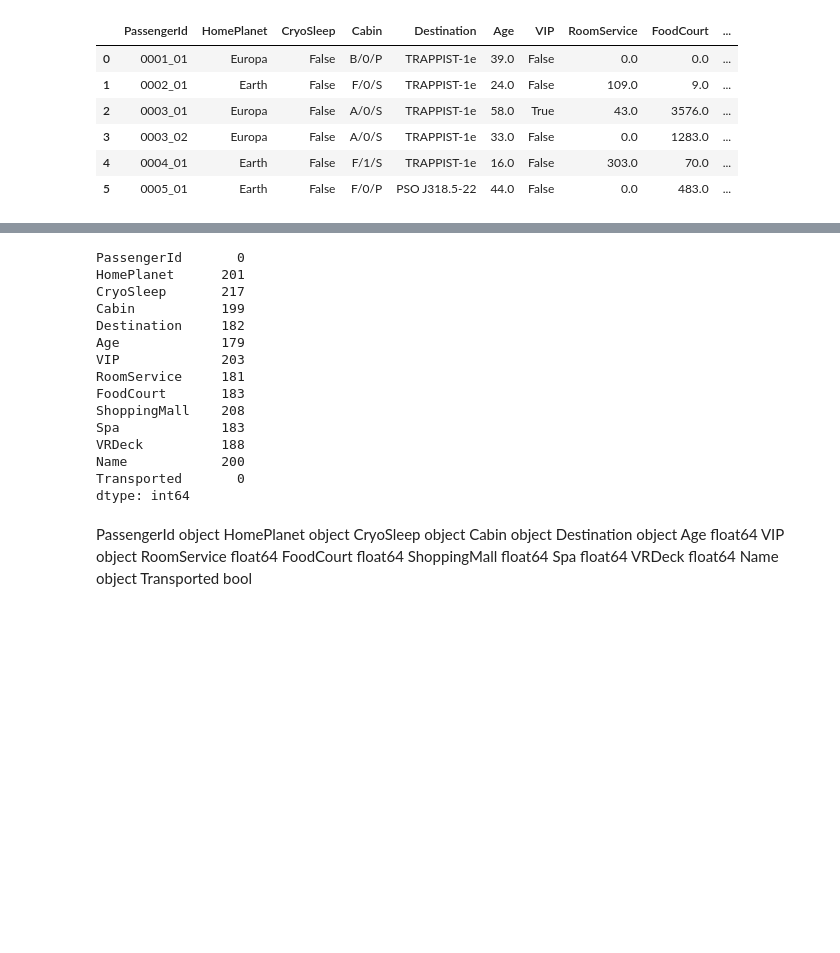
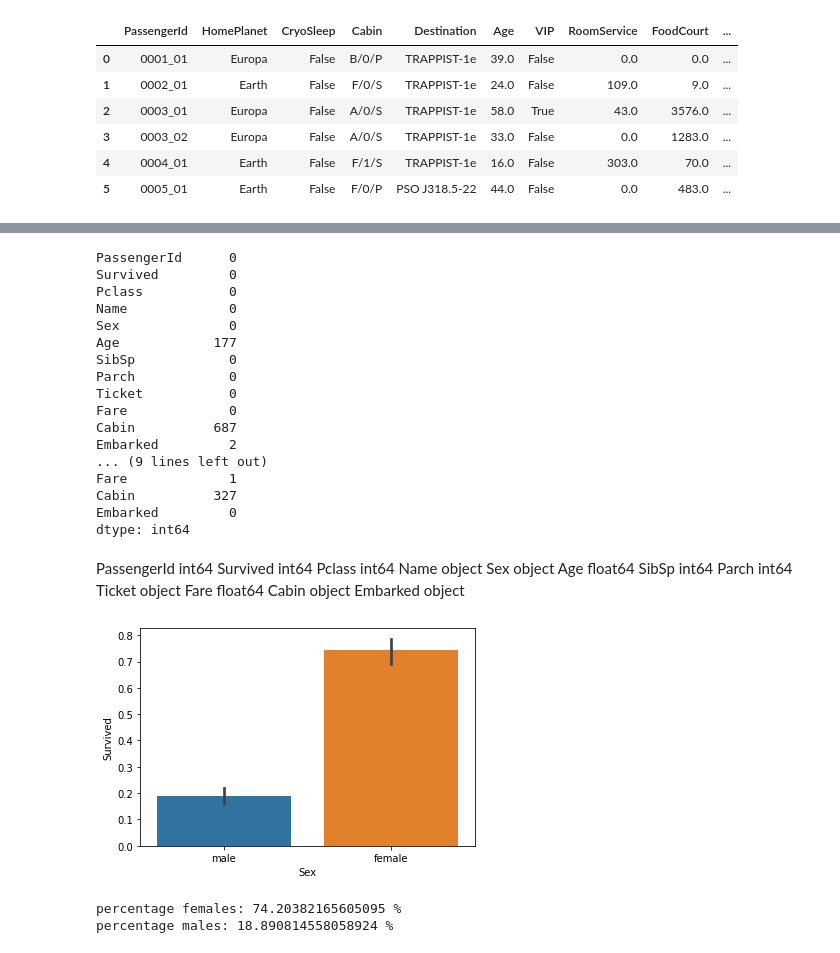
Before and after one commit to lailailee/kaggle-entry-project-exercises, a Jupyter notebook: spaceship-titanic.ipynb, the cells around one changed output, grey strips where cells are left out. Cells and saved outputs as stored; diff of their text form; code cells hidden in the pictures; blank space fills up the shorter version.

```diff
--- a/spaceship-titanic.ipynb
+++ b/spaceship-titanic.ipynb
@@ -135,33 +132,21 @@ train_data.sample(5)
 # %%
 print(pd.isnull(train_data).sum())
+print(pd.isnull(test_data).sum())
 # %% [output]
-PassengerId       0
-HomePlanet      201
-CryoSleep       217
-Cabin           199
-Destination     182
-Age             179
-VIP             203
-RoomService     181
-FoodCourt       183
-ShoppingMall    208
-Spa             183
-VRDeck          188
-Name            200
-Transported       0
+PassengerId      0
+Survived         0
+Pclass           0
+Name             0
+Sex              0
+Age            177
+SibSp            0
+Parch            0
+Ticket           0
+Fare             0
+Cabin          687
+Embarked         2
+... (9 lines left out)
+Fare             1
+Cabin          327
+Embarked         0
 dtype: int64
-# %% [markdown]
-PassengerId      object
-HomePlanet       object
-CryoSleep        object
-Cabin            object
-Destination      object
-Age             float64
-VIP              object
-RoomService     float64
-FoodCourt       float64
-ShoppingMall    float64
-Spa             float64
-VRDeck          float64
-Name             object
-Transported        bool
@@ -169,0 +153,25 @@ sns.barplot(X="Sex",Y="Suir")
+# %% [markdown]
+PassengerId      int64
+Survived         int64
+Pclass           int64
+Name            object
+Sex             object
+Age            float64
+SibSp            int64
+Parch            int64
+Ticket          object
+Fare           float64
+Cabin           object
+Embarked        object
+# %%
+sns.barplot(x="Sex",y="Survived",data=train_data)
+plt.show()
+# plt.title('Sex')
+# %% [output]
+[figure, added]
+# %%
+print("percentage females:",train_data["Survived"][train_data["Sex"]=="female"].value_counts(normalize=True)[1]*100,"%")
+print("percentage males:",train_data["Survived"][train_data["Sex"]=="male"].value_counts(normalize=True)[1]*100,"%")
+# %% [output]
+percentage females: 74.20382165605095 %
+percentage males: 18.890814558058924 %
```
Also changed, not shown: parts of 41 cells of this notebook, 6 other files.
